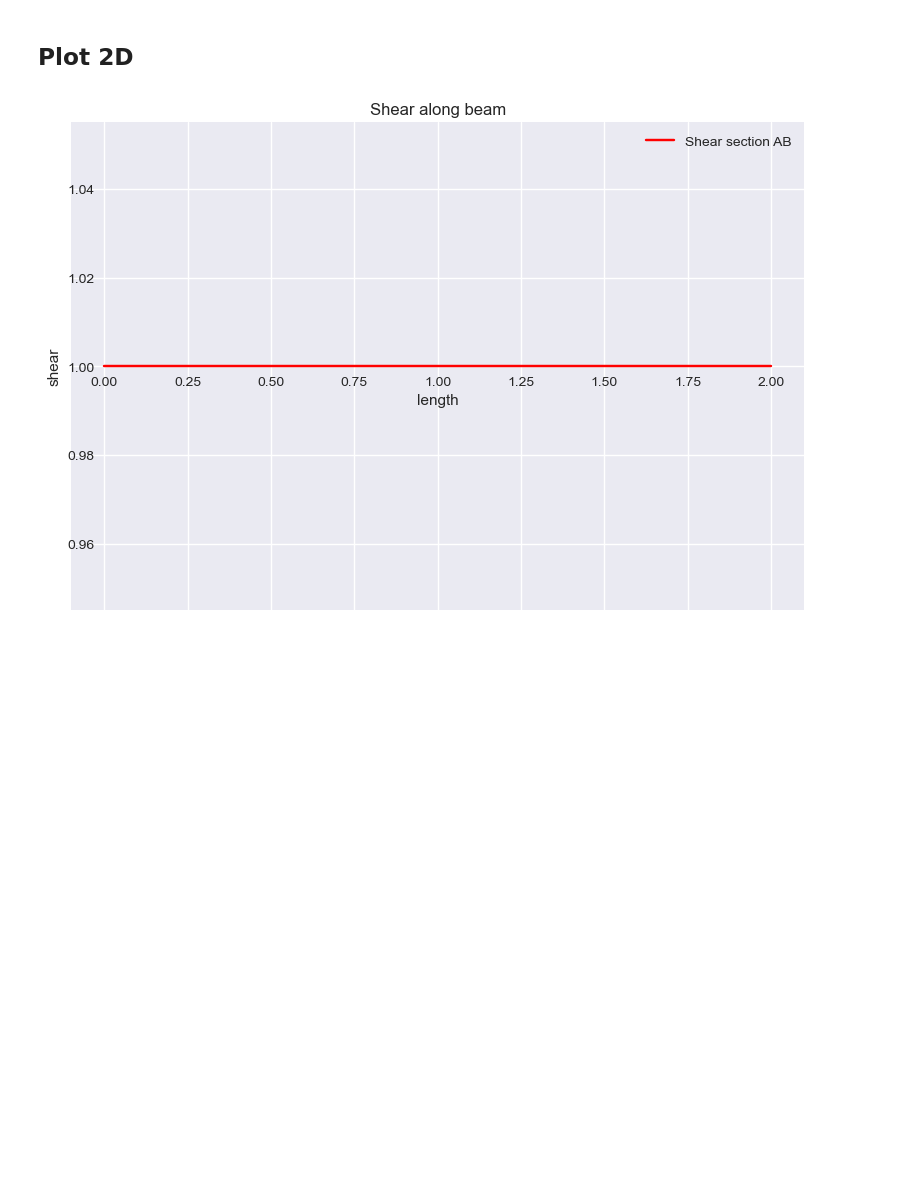
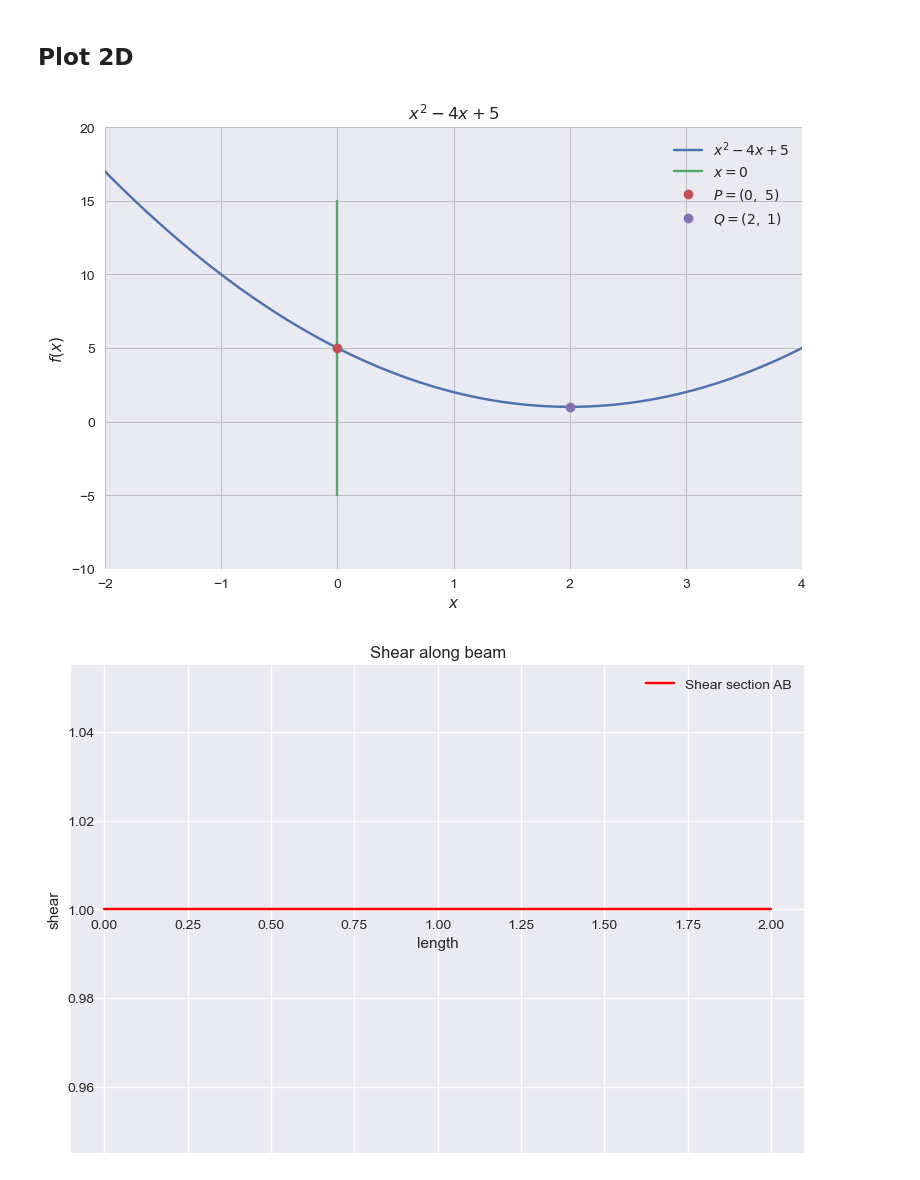
Before and after one commit to JonnyRed/sympy, a Jupyter notebook: sympy-cheatsheet.ipynb, the cells around one changed output. Drawn from its saved outputs; the diff is of its cells as text; code cells hidden in the pictures; blank space fills up the shorter version.

Commit message:
Plot 2D Multiple Plots Sympy Backend

```diff
--- a/sympy-cheatsheet.ipynb
+++ b/sympy-cheatsheet.ipynb
@@ -948,6 +948,36 @@ plt.style.use('fivethirtyeight')
 plt.style.use('seaborn-v0_8')
 # %% [markdown]
 ## Plot 2D
+# %%
+x = sp.symbols("x")
+backend = spb.MB
+
+f = x**2 - 4*x + 5
+P, Q = (0,5), (2,1)
+
+p1 = spb.plot(
+    f, (x,-5, +5),
+    ylim=(-10, 20), xlim=(-2, 4),
+    title=rf"${sp.latex(f)}$",
+    show=False, backend=backend
+)
+
+p2 = spb.plot_parametric(
+    0, x, (x, -5, 15), "$x=0$",
+    show=False, use_cm=False,
+    backend=backend
+)
+
+p3 = spb.plot_list(
+    ([P[0]], [P[1]], rf"$P={sp.latex(P)}$"),
+    ([Q[0]], [Q[1]], rf"$Q={sp.latex(Q)}$"),
+    show=False, use_cm=False, is_point=True,
+    backend=backend
+)
+
+(p1+p2+p3).show()
+# %% [output]
+[figure, added]
 # %%
 x = sp.symbols("x", real=True)
 a = splt.plot(1, (x, 0, 2), show=False)
```
Also changed, not shown: parts of 1 cell of this notebook.
